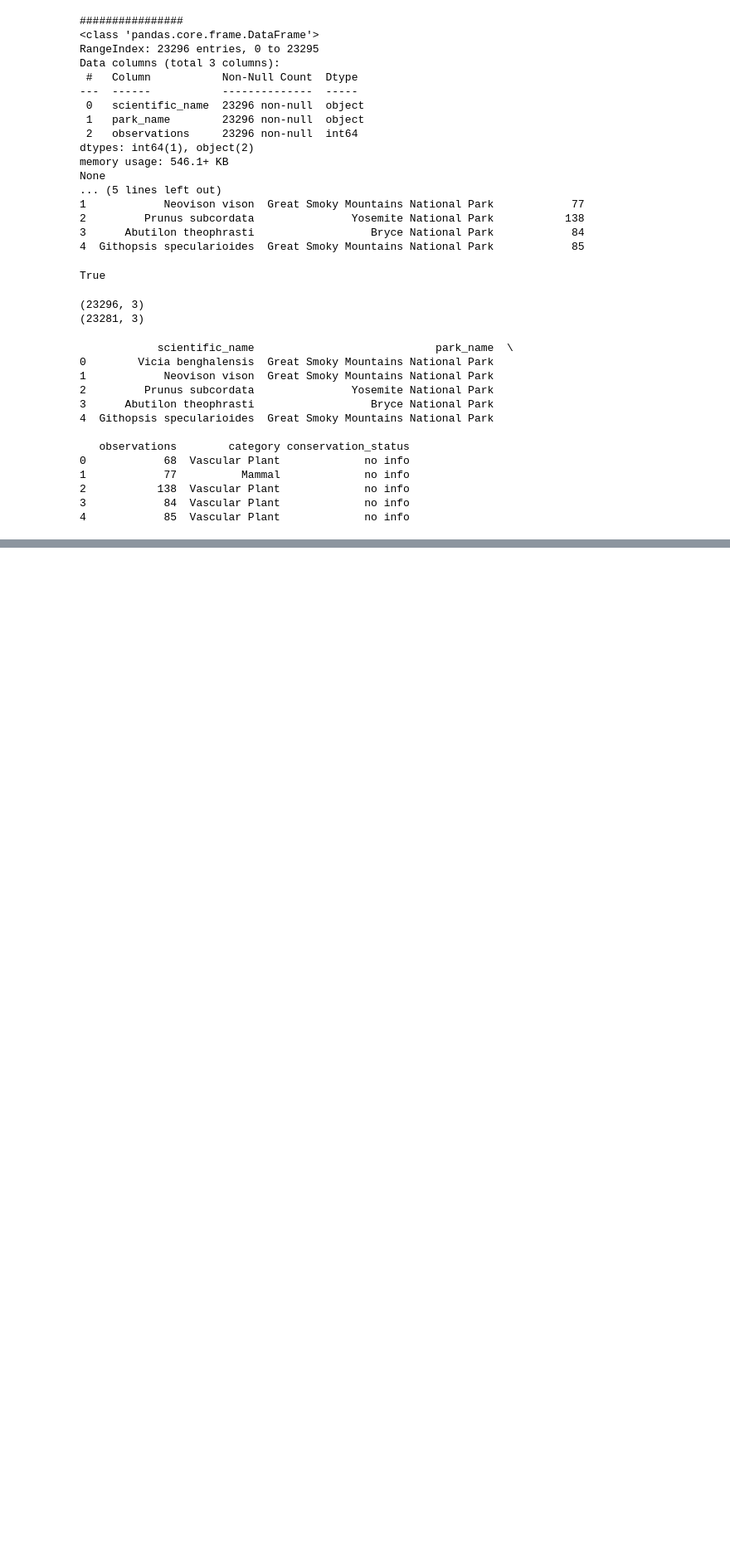
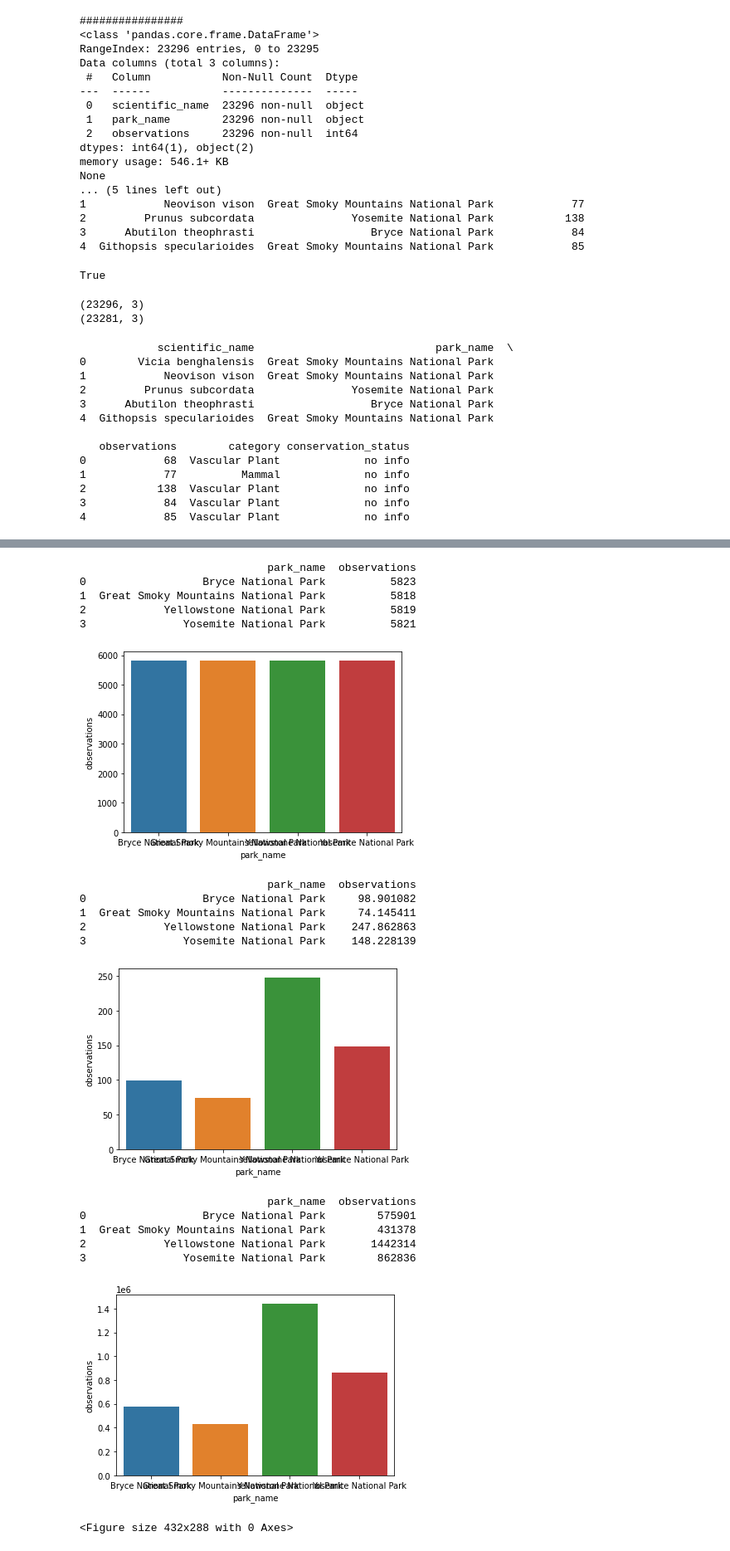
Before and after one commit to R0go/BioDiversity, a Jupyter notebook: biodiversity.ipynb, the cells around one changed output, grey strips where cells are left out. Shown at 83% size. Drawn from its saved outputs; the diff is of its cells as text; code cells hidden in the pictures; blank space fills up the shorter version.

Commit message:
created aggregated data for parks

```diff
--- a/biodiversity.ipynb
+++ b/biodiversity.ipynb
@@ -151,0 +142,42 @@ plt.clf()
+# %%
+#check how many entries per park
+
+#no. of entries
+df_counts = observations.drop("scientific_name", axis = 1).groupby("park_name").count().reset_index()
+print(df_counts)
+sns.barplot(data=df_counts, x="park_name", y='observations')
+plt.show()
+plt.clf()
+#mean no. of observations
+df_means = observations.drop("scientific_name", axis = 1).groupby("park_name").mean().reset_index()
+print(df_means)
+sns.barplot(data=df_means, x="park_name", y='observations')
+plt.show()
+plt.clf()
+
+#total no. of observations
+df_sums = observations.drop("scientific_name", axis = 1).groupby("park_name").sum().reset_index()
+print(df_sums)
+sns.barplot(data=df_sums, x="park_name", y='observations')
+plt.show()
+plt.clf()
+# %% [output]
+                             park_name  observations
+0                  Bryce National Park          5823
+1  Great Smoky Mountains National Park          5818
+2            Yellowstone National Park          5819
+3               Yosemite National Park          5821
+[figure, added]
+                             park_name  observations
+0                  Bryce National Park     98.901082
+1  Great Smoky Mountains National Park     74.145411
+2            Yellowstone National Park    247.862863
+3               Yosemite National Park    148.228139
+[figure, added]
+                             park_name  observations
+0                  Bryce National Park        575901
+1  Great Smoky Mountains National Park        431378
+2            Yellowstone National Park       1442314
+3               Yosemite National Park        862836
+[figure, added]
+<Figure size 432x288 with 0 Axes>
```
Also changed, not shown: parts of 2 cells of this notebook.
